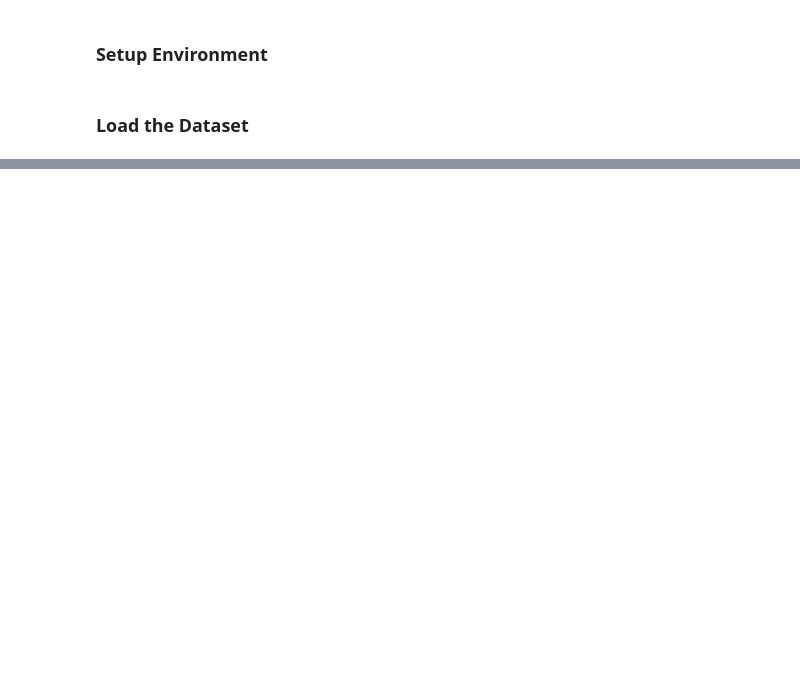
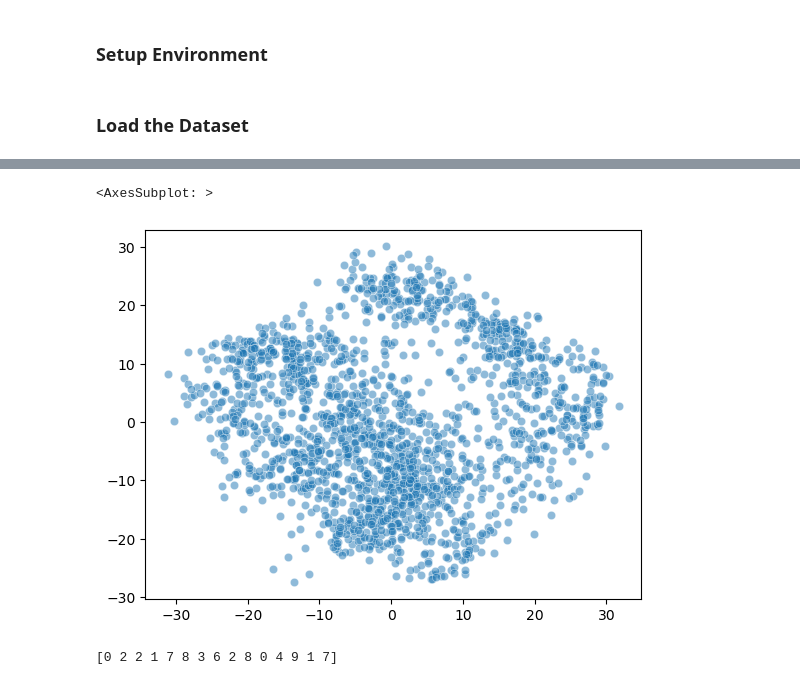
Before and after one commit to iiiirene-529/eods-f22, a Jupyter notebook: weekly_quiz/Week_11_Quiz-UNI.ipynb, the cells around one changed output, grey strips where cells are left out. Cells and saved outputs as stored; diff of their text form; code cells hidden in the pictures; blank space fills up the shorter version.

```diff
--- a/weekly_quiz/Week_11_Quiz-UNI.ipynb
+++ b/weekly_quiz/Week_11_Quiz-UNI.ipynb
@@ -60,32 +62,36 @@ plt.imshow(digits['images'][0], cmap=plt.cm.gray_r);
 # First we'll reduce our dataset from 64 to 2 dimensions using PCA for plotting
 
 # Import PCA from sklearn
-____
+from sklearn.decomposition import PCA
 
 # Instantiate a pca object that will result in 2 components being returned.
 #   Use n_components=2, random_state=512
 # Store as pca
-____
+pca = PCA(n_components=2,random_state=512)
 
 # Transform X_digits to 2D using fit_transform.
 # Store as X_2D
-____
+X_2D = pca.fit_transform(X_digits)
 
 # assert that the dataset has been reduced to 2 dimensions (2 columns)
-____
+assert X_2D.shape [1] == 2
 # %%
 # Create a scatterplot of X_2D
 
 # Use sns.scatterplot to plot X_2D with
 #   the first column of X_2D on the x-axis
 #   the second column of X_2D on the y-axis
 #   alpha=.5 to make points slightly transparent
-____
+sns.scatterplot(x = X_2D[:,0],y = X_2D[:,1], alpha = .5, data = X_2D)
+# %% [output]
+<AxesSubplot: >
+[figure, added]
 # %%
 # Cluster the full dataset X_digits using KMeans
 
 # Import KMeans from sklearn
-____
+from sklearn.cluster import KMeans
+
 
 # Intantiate a KMeans object
 #   which will generate 10 clusters
@@ -93,15 +99,17 @@ ____
 #   and random_state=512
 #   all other parameters as default (including init='k-means++')
 # Store as km
-____
+km = KMeans(n_clusters = 10, init = 'k-means++', random_state = 512)
 
 # Use .fit_predict() on X_digits to both fit our k-means model and generate cluster assignments.
 # Store the result as cluster_assignments_km
-____
+cluster_assignments_km = km.fit_predict(X_digits)
 
 # print the first 15 cluster assignments in cluster_assignments_km
 #   They should all be integers between 0 and 9 inclusive
-____
+print(cluster_assignments_km[0:15])
+# %% [output]
+[0 2 2 1 7 8 3 6 2 8 0 4 9 1 7]
 # %%
 # Plot X_2D as a scatterplot colored by their cluster assignments
 
```
Also changed, not shown: parts of 5 cells of this notebook.
